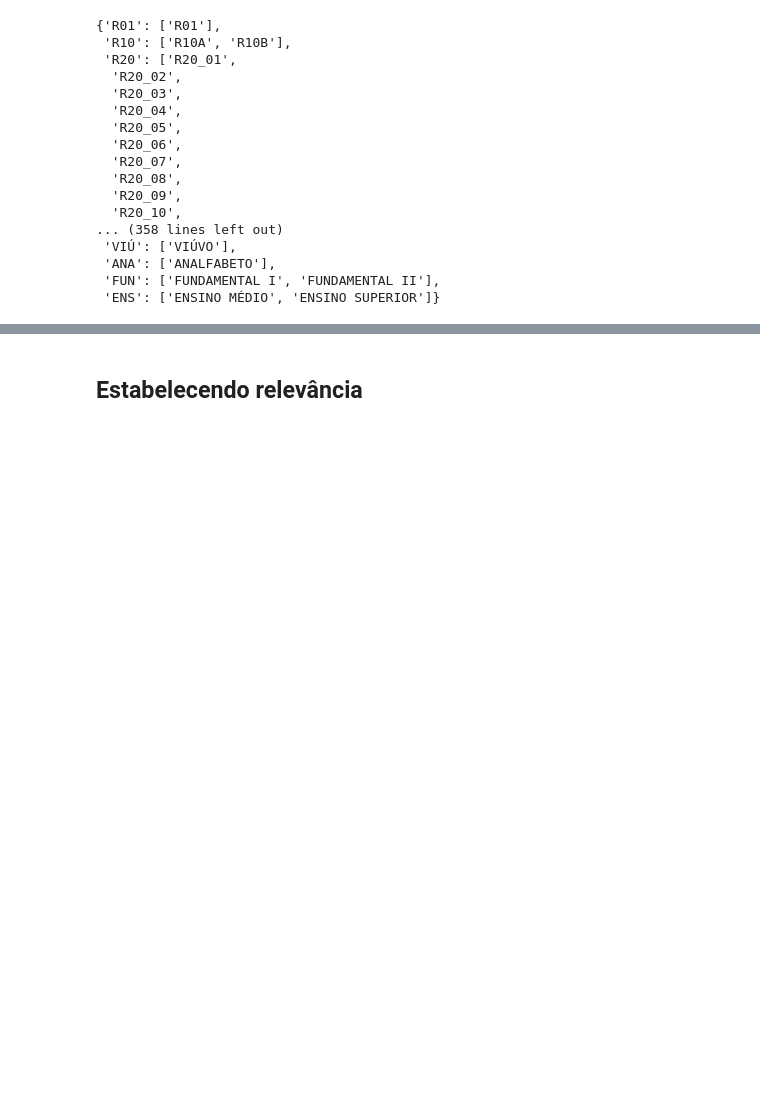
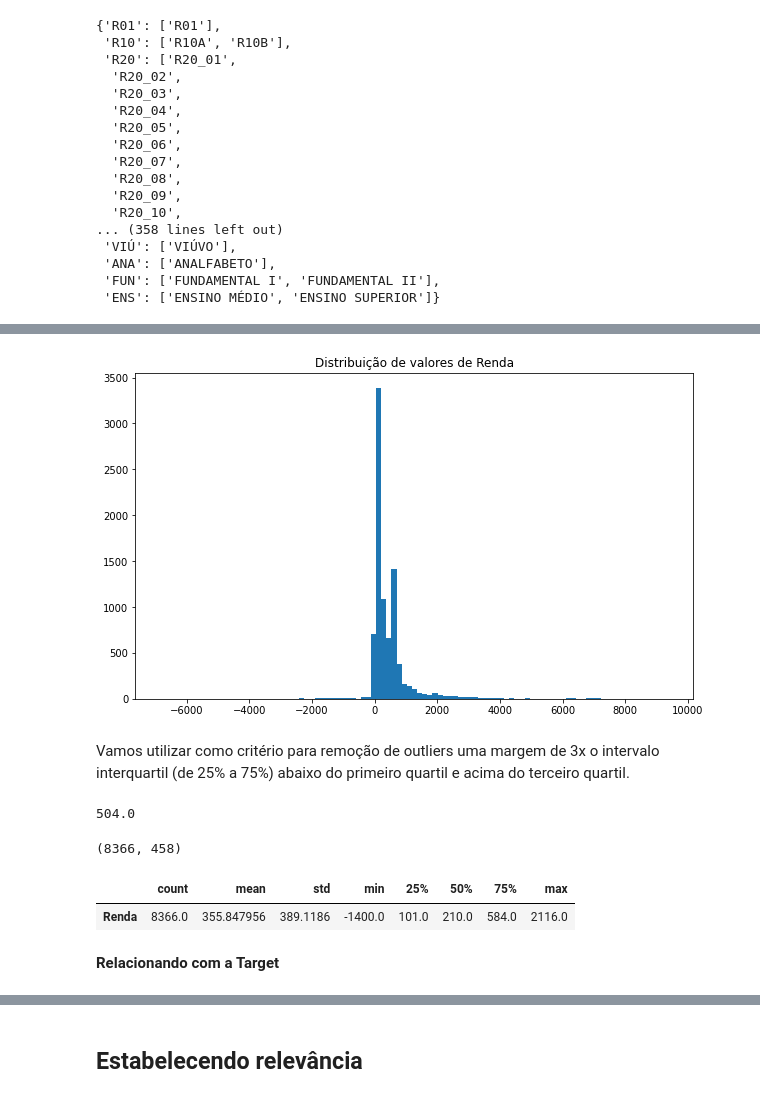
Before and after one commit to insper-classroom/23-1a-cd-p2-anderson_samuel_vinicius, a Jupyter notebook: Relatório.ipynb, the cells around one changed output, grey strips where cells are left out. Cells and saved outputs as stored; diff of their text form; code cells hidden in the pictures; blank space fills up the shorter version.

```diff
--- a/Relatório.ipynb
+++ b/Relatório.ipynb
@@ -961,0 +1018,31 @@ new_dicio
+# %%
+BINS = np.linspace(-6820, 9365, 100)
+plt.figure(figsize=(10,6))
+plt.hist(responsaveis_df.Renda, bins=BINS)
+plt.title('Distribuição de valores de Renda')
+plt.show()
+# %% [output]
+[figure, added]
+# %% [markdown]
+Vamos utilizar como critério para remoção de outliers uma margem de 3x o intervalo interquartil (de 25% a 75%) abaixo do primeiro quartil e acima do terceiro quartil.
+# %%
+Q3 = info_money.Renda.quantile(0.75)
+Q1 = info_money.Renda.quantile(0.25)
+IQ = Q3 - Q1
+IQ
+# %% [output]
+504.0
+# %%
+lim_inf = Q1 - 3*IQ
+lim_sup = Q3 + 3*IQ
+
+responsaveis_df_dropped = responsaveis_df[responsaveis_df.Renda <= lim_sup]
+responsaveis_df_dropped = responsaveis_df_dropped[(responsaveis_df_dropped.Renda >= lim_inf)]
+responsaveis_df_dropped.shape
+# %% [output]
+(8366, 458)
+# %%
+responsaveis_df_dropped.Renda.describe().to_frame().transpose()
+# %% [output]
+|  | count | mean | std | min | 25% | 50% | 75% | max |
+| Renda | 8366.0 | 355.847956 | 389.1186 | -1400.0 | 101.0 | 210.0 | 584.0 | 2116.0 |
@@ -961,0 +1051,2 @@ new_dicio
+# %% [markdown]
+**Relacionando com a Target**
```
Also changed, not shown: parts of 13 cells of this notebook.
